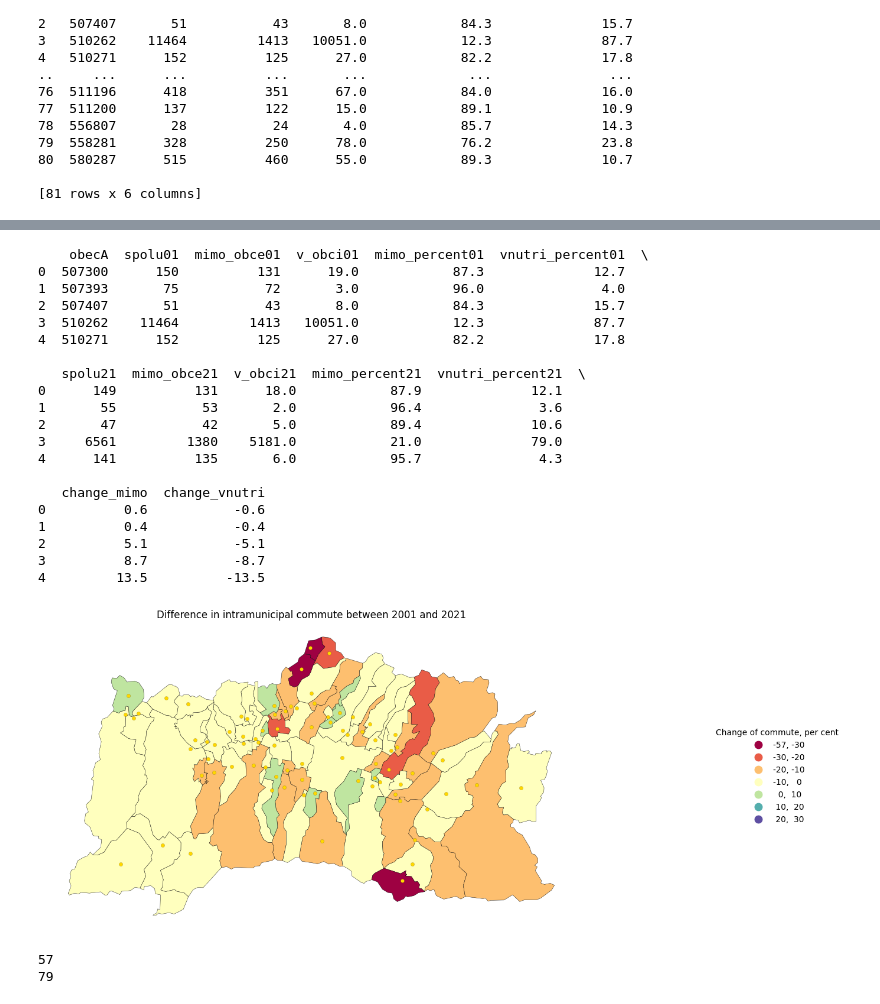
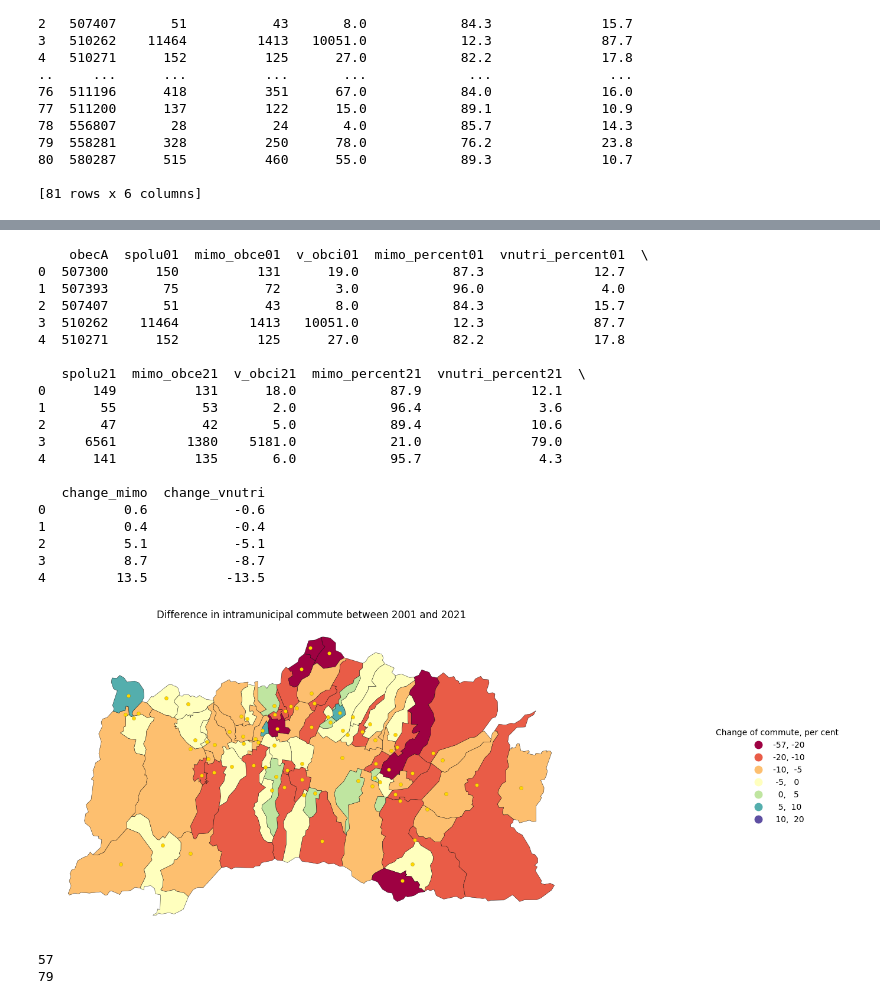
Before and after one commit to dbelohonov/maps_liptov, a Jupyter notebook: notebooks/comparison.ipynb, the cells around one changed output, grey strips where cells are left out. Drawn from its saved outputs; the diff is of its cells as text; code cells hidden in the pictures.

```diff
--- a/notebooks/comparison.ipynb
+++ b/notebooks/comparison.ipynb
@@ -214,7 +217,7 @@ tablemap = map2.merge(
     right_on = "obecA",
     how = "left"
 )
-custom_bins = [-30, -20, -10, 0, 10, 20, 30]
+custom_bins = [-20, -10, -5, 0, 5, 10, 20]
 # min1 = change01_11["change_vnutri"].min()
 # max1 = change01_11["change_vnutri"].max()
 # abs_max1 = max(abs(min1), abs(max1))
@@ -252,6 +255,6 @@ obce_gdf.plot(
 
 plt.title("Difference in intramunicipal commute between 2001 and 2011")
 plt.axis(False)
-# plt.savefig("../result_maps/autonomy/LM_RK_change_2001_2011.pdf", format = "pdf", dpi = 300, bbox_inches = "tight")
+plt.savefig("../result_maps/autonomy/LM_RK_change_2001_2011.pdf", format = "pdf", dpi = 300, bbox_inches = "tight")
 plt.show()
 # %% [output]
@@ -272,7 +275,7 @@ tablemap2 = map2.merge(
     right_on = "obecA",
     how = "left"
 )
-custom_bins = [-30, -20, -10, 0, 10, 20, 30]
+
 # min2 = change11_21["change_vnutri"].min()
 # max2 = change11_21["change_vnutri"].max()
 # abs_max2 = max(abs(min2), abs(max2))
@@ -309,7 +312,7 @@ obce_gdf.plot(
 
 plt.title("Difference in intramunicipal commute between 2011 and 2021")
 plt.axis(False)
-# plt.savefig("../result_maps/autonomy/LM_RK_change_2011_2021.pdf", format = "pdf", dpi = 300, bbox_inches = "tight")
+plt.savefig("../result_maps/autonomy/LM_RK_change_2011_2021.pdf", format = "pdf", dpi = 300, bbox_inches = "tight")
 plt.show()
 # %% [output]
     obecA  spolu11  mimo_obce11  v_obci11  mimo_percent11  vnutri_percent11  \
@@ -349,7 +352,7 @@ tablemap3 = map2.merge(
     right_on = "obecA",
     how = "left"
 )
-custom_bins = [-30, -20, -10, 0, 10, 20, 30]
+
 # min3 = change01_21["change_vnutri"].min()
 # max3 = change01_21["change_vnutri"].max()
 # abs_max3 = max(abs(min3), abs(max3))
@@ -381,35 +384,35 @@ obce_gdf.plot(
     color = "gold",
     markersize = 20.0,
     edgecolor = "black",
     linewidth = 0.1
 )
 
 plt.title("Difference in intramunicipal commute between 2001 and 2021")
 plt.axis(False)
-# plt.savefig("../result_maps/autonomy/LM_RK_change_2001_2021.pdf", format = "pdf", dpi = 300, bbox_inches = "tight")
+plt.savefig("../result_maps/autonomy/LM_RK_change_2001_2021.pdf", format = "pdf", dpi = 300, bbox_inches = "tight")
 plt.show()
 # %% [output]
     obecA  spolu01  mimo_obce01  v_obci01  mimo_percent01  vnutri_percent01  \
 0  507300      150          131      19.0            87.3              12.7
 1  507393       75           72       3.0            96.0               4.0
 2  507407       51           43       8.0            84.3              15.7
 3  510262    11464         1413   10051.0            12.3              87.7
 4  510271      152          125      27.0            82.2              17.8
 
    spolu21  mimo_obce21  v_obci21  mimo_percent21  vnutri_percent21  \
 0      149          131      18.0            87.9              12.1
 1       55           53       2.0            96.4               3.6
 2       47           42       5.0            89.4              10.6
 3     6561         1380    5181.0            21.0              79.0
 4      141          135       6.0            95.7               4.3
 
    change_mimo  change_vnutri
 0          0.6           -0.6
 1          0.4           -0.4
 2          5.1           -5.1
 3          8.7           -8.7
 4         13.5          -13.5
-[figure, old version]
+[figure, new version]
 # %%
 distance = pd.read_csv(r"../data/vzdialenost_obce.csv", sep = ";")
 # print(distance.columns)
```
Also changed, not shown: parts of 7 cells of this notebook, 7 other files.
